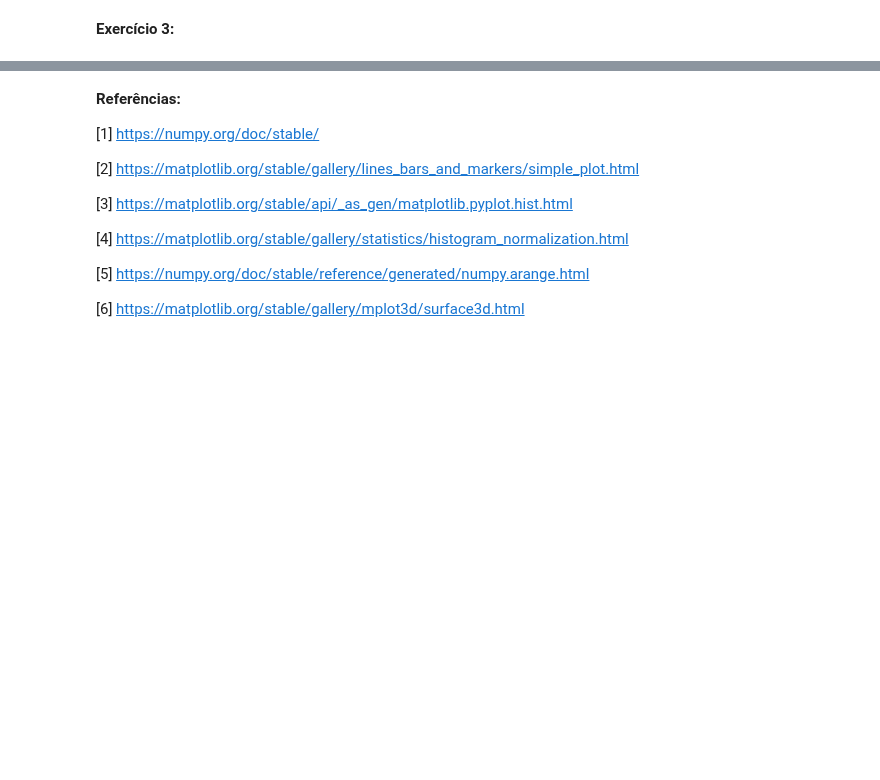
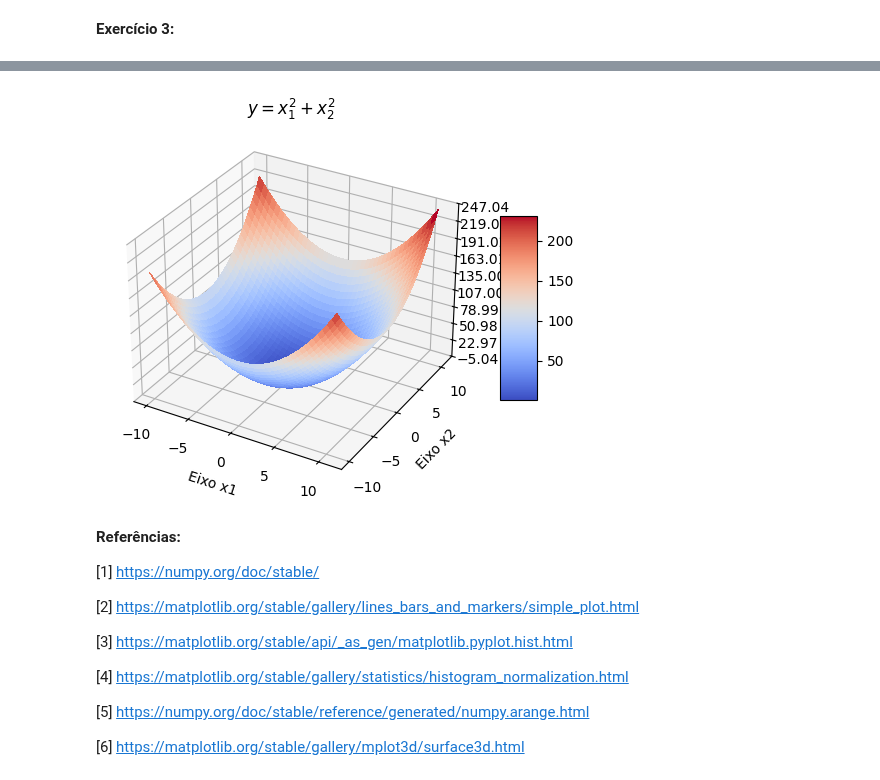
Before and after one commit to PedroVGSC/XbMobile, a Jupyter notebook: exercicios_v0.ipynb, the cells around one changed output, grey strips where cells are left out. Cells and saved outputs as stored; diff of their text form; code cells hidden in the pictures; blank space fills up the shorter version.

```diff
--- a/exercicios_v0.ipynb
+++ b/exercicios_v0.ipynb
@@ -67,3 +61,36 @@ plt.show()
+# %%
+import matplotlib.pyplot as plt
+import numpy as np
+from matplotlib import cm
+from matplotlib.ticker import LinearLocator
+
+fig, ax = plt.subplots(subplot_kw={"projection": "3d"})
+
+x1_vec = np.arange(-10, 11.25, 0.25)
+x2_vec = np.arange(-10, 11.25, 0.25)
+
+x1, x2 = np.meshgrid(x1_vec, x2_vec)
+
+y = x1**2 + x2**2
+
+surf = ax.plot_surface(x1, x2, y, cmap=cm.coolwarm,
+                       linewidth=0, antialiased=False)
+
+ax.zaxis.set_major_locator(LinearLocator(10))
+ax.zaxis.set_major_formatter('{x:.02f}')
+
+ax.set_xlabel('Eixo x1')
+ax.set_ylabel('Eixo x2')
+ax.set_zlabel('Eixo y')
+ax.set_title('$y = x_1^2 + x_2^2$')
+
+fig.colorbar(surf, shrink=0.5, aspect=5)
+
+plt.savefig('figura_3D.png')
+
+plt.show()
+# %% [output]
+[figure, added]
 # %% [markdown]
 **Referências:**
 
```
Also changed, not shown: parts of 2 cells of this notebook, 3 other files.
